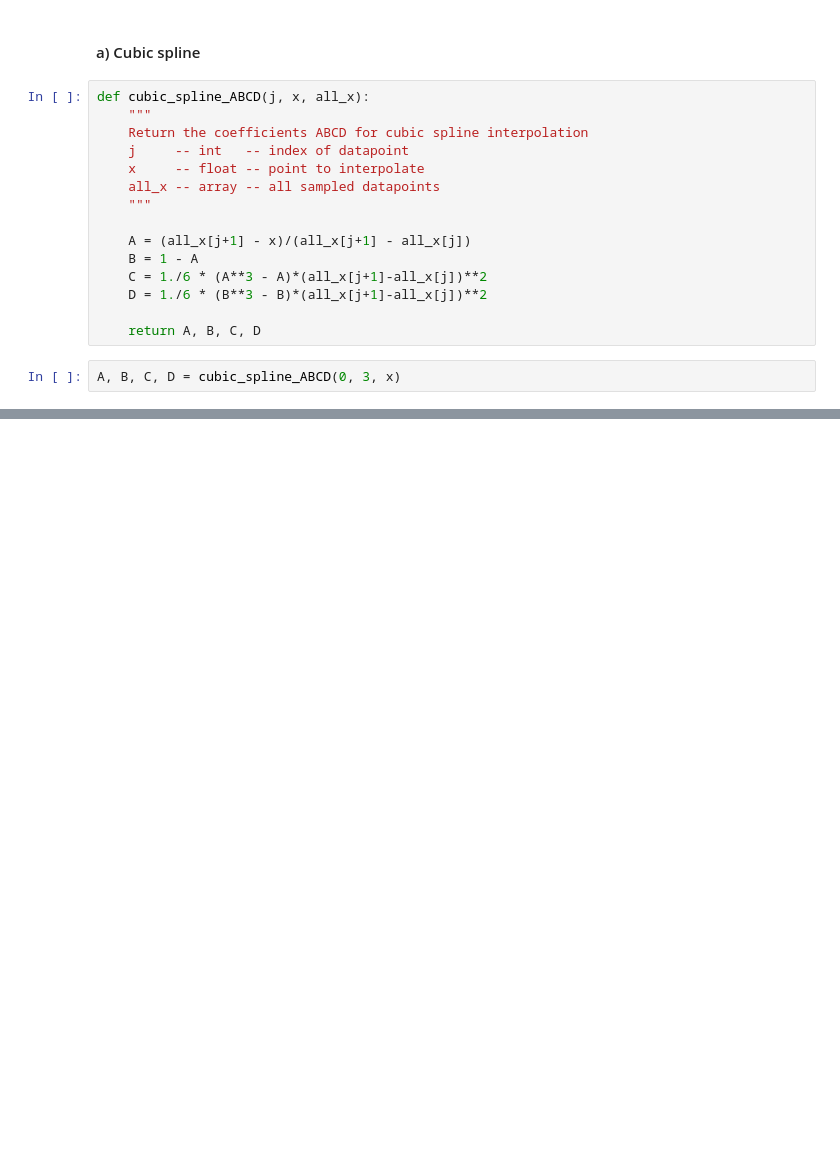
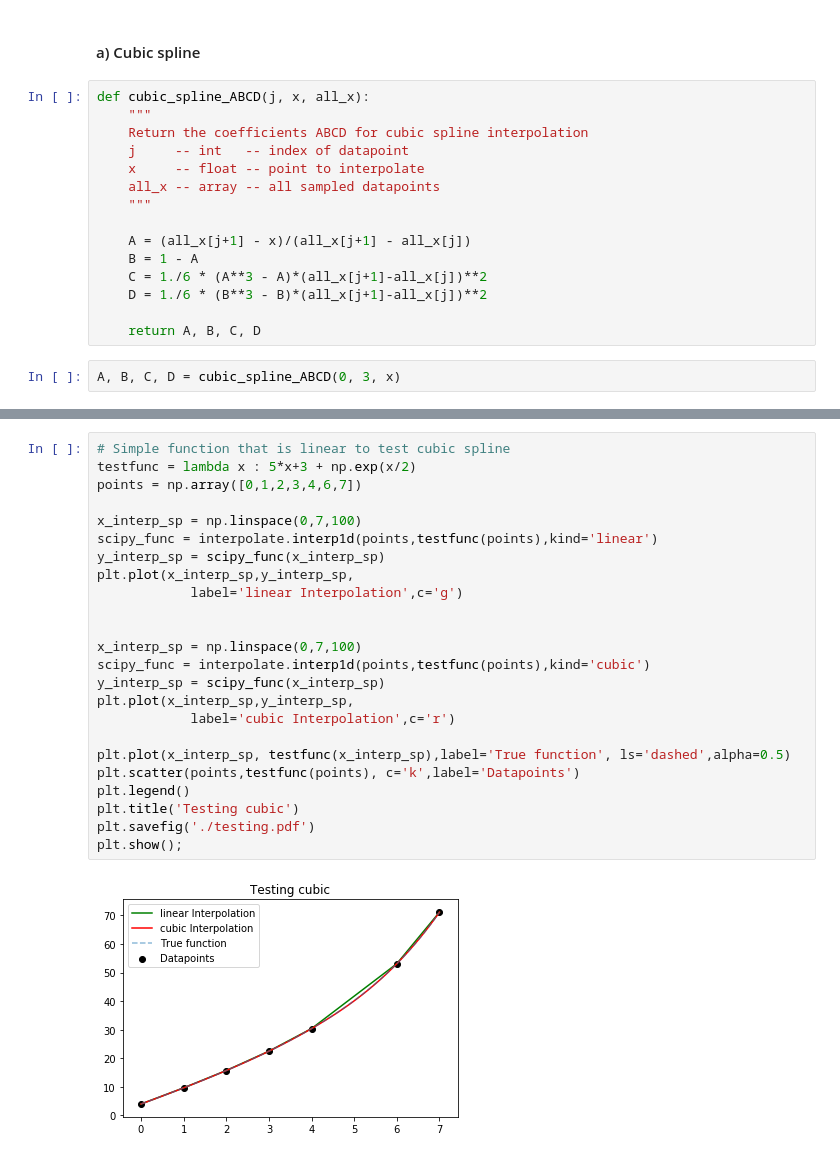
Before and after one commit to ErikOsinga/numerical_recipies, a Jupyter notebook: tutorial1/Tutorial_1.ipynb, the cells around one changed output, grey strips where cells are left out. Saved outputs shown, nothing was run; the diff lists cells and outputs as text; blank space fills up the shorter version.

```diff
--- a/tutorial1/Tutorial_1.ipynb
+++ b/tutorial1/Tutorial_1.ipynb
@@ -129,0 +440,26 @@ SyntaxError: invalid syntax (<ipython-input-11-045ff8120a53>, line 14)
+# %%
+# Simple function that is linear to test cubic spline
+testfunc = lambda x : 5*x+3 + np.exp(x/2)
+points = np.array([0,1,2,3,4,6,7])
+
+x_interp_sp = np.linspace(0,7,100)
+scipy_func = interpolate.interp1d(points,testfunc(points),kind='linear')
+y_interp_sp = scipy_func(x_interp_sp)
+plt.plot(x_interp_sp,y_interp_sp,
+            label='linear Interpolation',c='g')
+
+
+x_interp_sp = np.linspace(0,7,100)
+scipy_func = interpolate.interp1d(points,testfunc(points),kind='cubic')
+y_interp_sp = scipy_func(x_interp_sp)
+plt.plot(x_interp_sp,y_interp_sp,
+            label='cubic Interpolation',c='r')
+
+plt.plot(x_interp_sp, testfunc(x_interp_sp),label='True function', ls='dashed',alpha=0.5)
+plt.scatter(points,testfunc(points), c='k',label='Datapoints')
+plt.legend()
+plt.title('Testing cubic')
+plt.savefig('./testing.pdf')
+plt.show();
+# %% [output]
+[figure, added]
```
Also changed, not shown: parts of 11 cells of this notebook, 2 other files.
